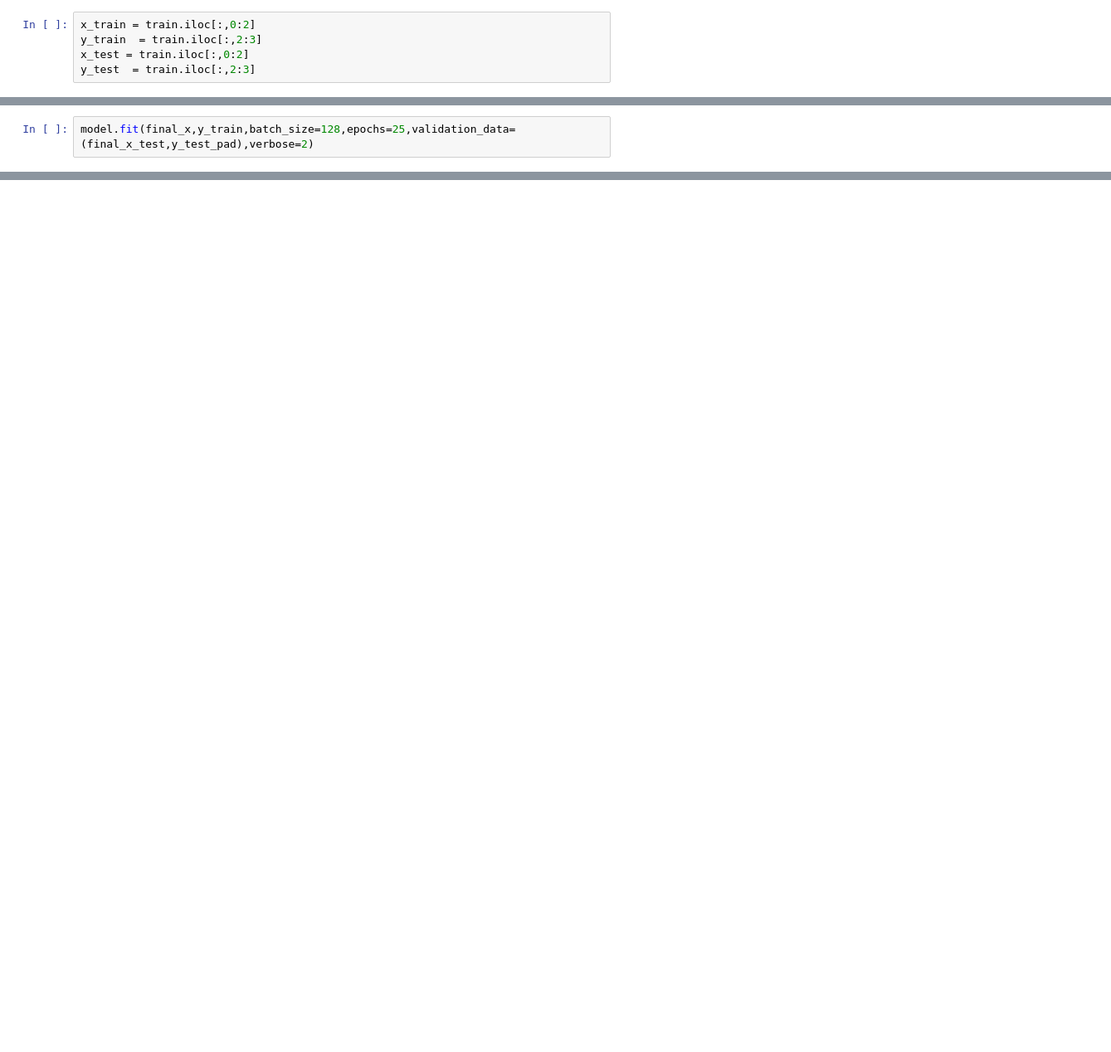
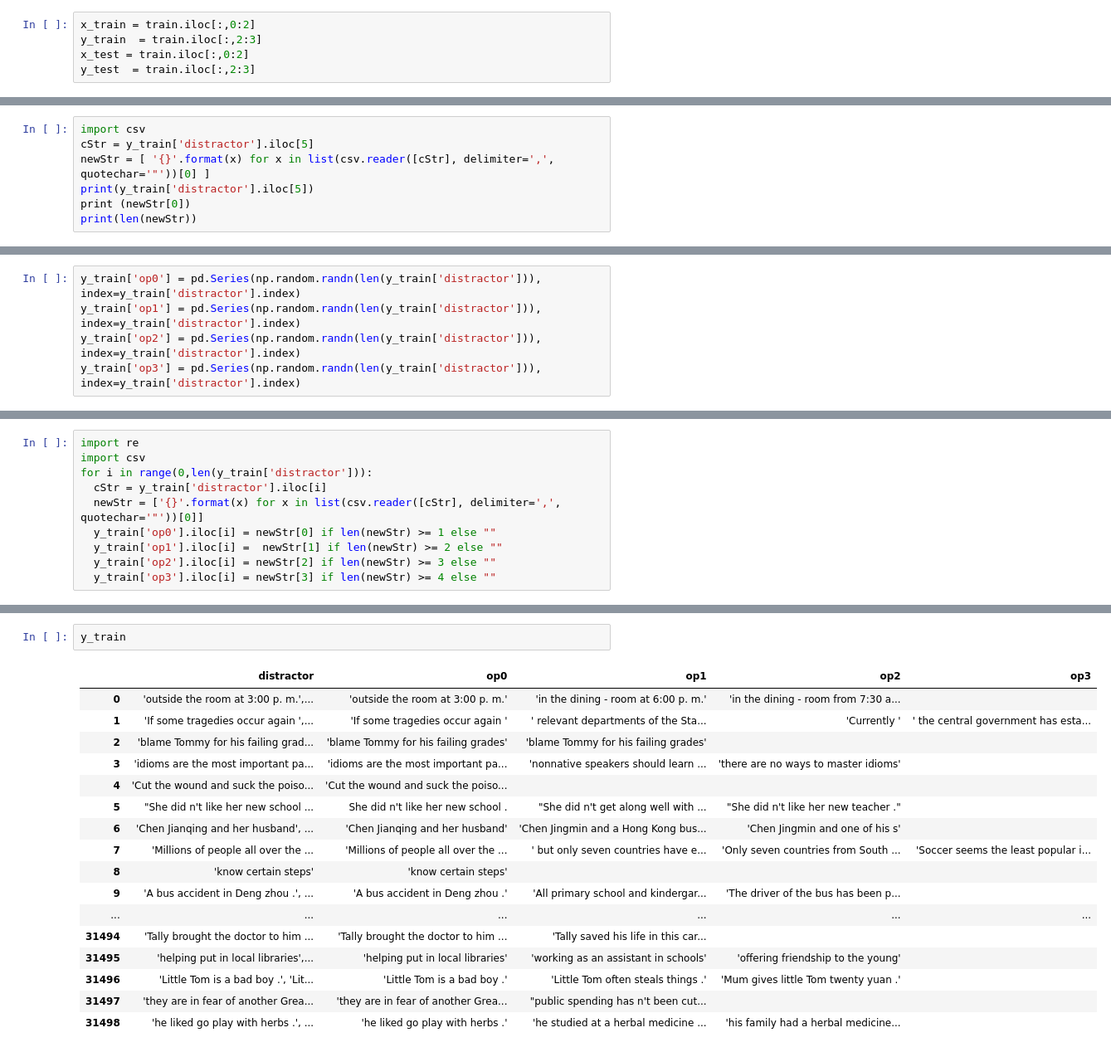
Before and after one commit to RohitPatilRRP/valueLabs, a Jupyter notebook: valueLabs.ipynb, the cells around one changed output, grey strips where cells are left out. Shown at 83% size. Drawn from its saved outputs; the diff is of its cells as text; blank space fills up the shorter version.

```diff
--- a/valueLabs.ipynb
+++ b/valueLabs.ipynb
@@ -132,2 +46,0 @@ array([[ 1262,  2382,    66, ...,     0,     0,     0],
-# %%
-model.fit(final_x,y_train,batch_size=128,epochs=25,validation_data=(final_x_test,y_test_pad),verbose=2)
@@ -135,0 +61,7 @@ ValueError: ignored
+# %%
+import csv
+cStr = y_train['distractor'].iloc[5]
+newStr = [ '{}'.format(x) for x in list(csv.reader([cStr], delimiter=',', quotechar='"'))[0] ]
+print(y_train['distractor'].iloc[5])
+print (newStr[0])
+print(len(newStr))
@@ -135,0 +76,5 @@ ValueError: ignored
+# %%
+y_train['op0'] = pd.Series(np.random.randn(len(y_train['distractor'])), index=y_train['distractor'].index)
+y_train['op1'] = pd.Series(np.random.randn(len(y_train['distractor'])), index=y_train['distractor'].index)
+y_train['op2'] = pd.Series(np.random.randn(len(y_train['distractor'])), index=y_train['distractor'].index)
+y_train['op3'] = pd.Series(np.random.randn(len(y_train['distractor'])), index=y_train['distractor'].index)
@@ -135,0 +87,10 @@ ValueError: ignored
+# %%
+import re
+import csv
+for i in range(0,len(y_train['distractor'])):
+  cStr = y_train['distractor'].iloc[i]
+  newStr = ['{}'.format(x) for x in list(csv.reader([cStr], delimiter=',', quotechar='"'))[0]]
+  y_train['op0'].iloc[i] = newStr[0] if len(newStr) >= 1 else ""
+  y_train['op1'].iloc[i] =  newStr[1] if len(newStr) >= 2 else ""
+  y_train['op2'].iloc[i] = newStr[2] if len(newStr) >= 3 else ""
+  y_train['op3'].iloc[i] = newStr[3] if len(newStr) >= 4 else ""
@@ -135,0 +102,20 @@ ValueError: ignored
+# %%
+y_train
+# %% [output]
+|  | distractor | op0 | op1 | op2 | op3 |
+| 0 | 'outside the room at 3:00 p. m.',... | 'outside the room at 3:00 p. m.' | 'in the dining - room at 6:00 p. m.' | 'in the dining - room from 7:30 a... |  |
+| 1 | 'If some tragedies occur again ',... | 'If some tragedies occur again ' | ' relevant departments of the Sta... | 'Currently ' | ' the central government has esta... |
+| 2 | 'blame Tommy for his failing grad... | 'blame Tommy for his failing grades' | 'blame Tommy for his failing grades' |  |  |
+| 3 | 'idioms are the most important pa... | 'idioms are the most important pa... | 'nonnative speakers should learn ... | 'there are no ways to master idioms' |  |
+| 4 | 'Cut the wound and suck the poiso... | 'Cut the wound and suck the poiso... |  |  |  |
+| 5 | "She did n't like her new school ... | She did n't like her new school . | "She did n't get along well with ... | "She did n't like her new teacher ." |  |
+| 6 | 'Chen Jianqing and her husband', ... | 'Chen Jianqing and her husband' | 'Chen Jingmin and a Hong Kong bus... | 'Chen Jingmin and one of his s' |  |
+| 7 | 'Millions of people all over the ... | 'Millions of people all over the ... | ' but only seven countries have e... | 'Only seven countries from South ... | 'Soccer seems the least popular i... |
+| 8 | 'know certain steps' | 'know certain steps' |  |  |  |
+| 9 | 'A bus accident in Deng zhou .', ... | 'A bus accident in Deng zhou .' | 'All primary school and kindergar... | 'The driver of the bus has been p... |  |
+| ... | ... | ... | ... | ... | ... |
+| 31494 | 'Tally brought the doctor to him ... | 'Tally brought the doctor to him ... | 'Tally saved his life in this car... |  |  |
+| 31495 | 'helping put in local libraries',... | 'helping put in local libraries' | 'working as an assistant in schools' | 'offering friendship to the young' |  |
+| 31496 | 'Little Tom is a bad boy .', 'Lit... | 'Little Tom is a bad boy .' | 'Little Tom often steals things .' | 'Mum gives little Tom twenty yuan .' |  |
+| 31497 | 'they are in fear of another Grea... | 'they are in fear of another Grea... | "public spending has n't been cut... |  |  |
+| 31498 | 'he liked go play with herbs .', ... | 'he liked go play with herbs .' | 'he studied at a herbal medicine ... | 'his family had a herbal medicine... |  |
```
Also changed, not shown: parts of 22 cells of this notebook.
